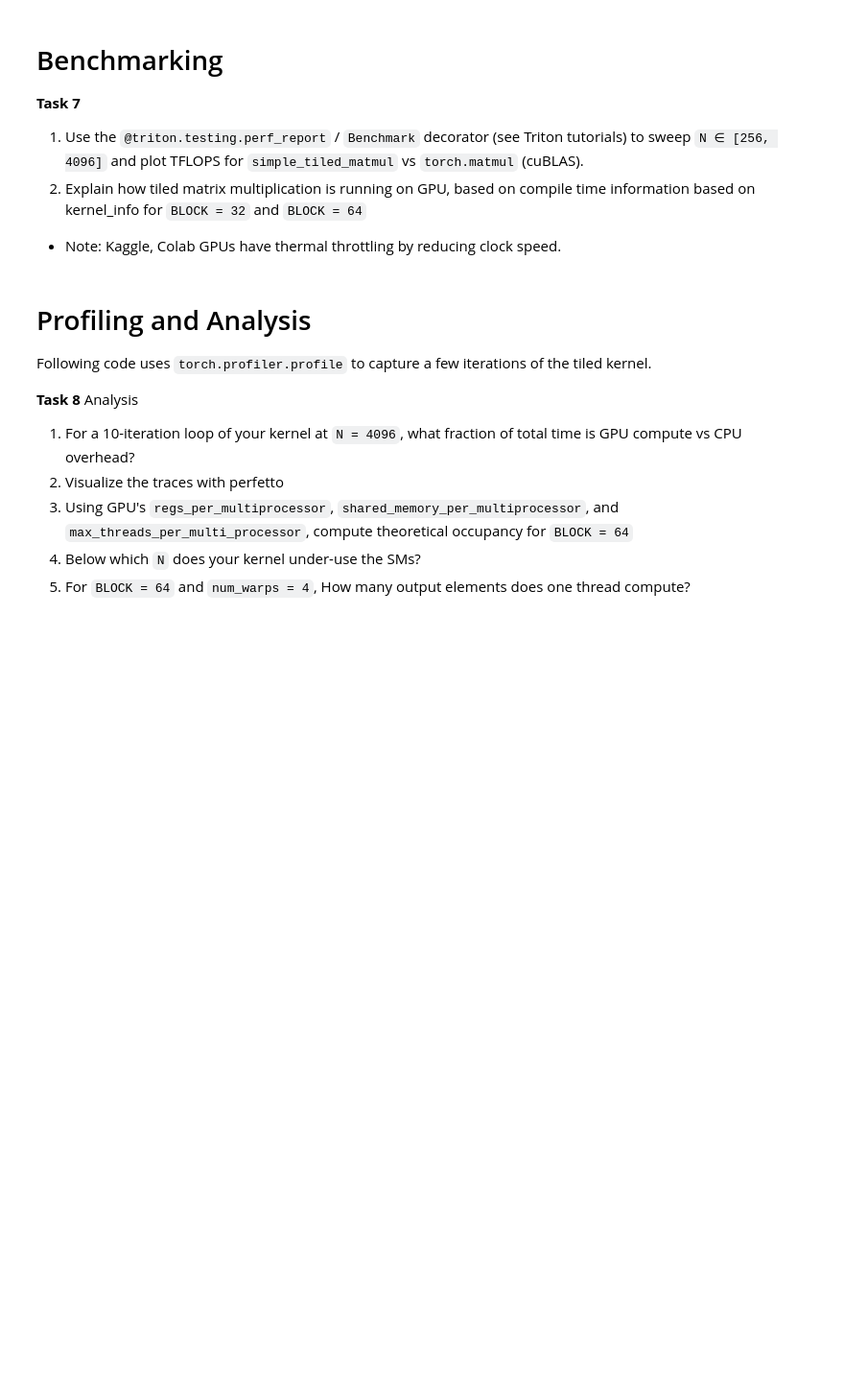
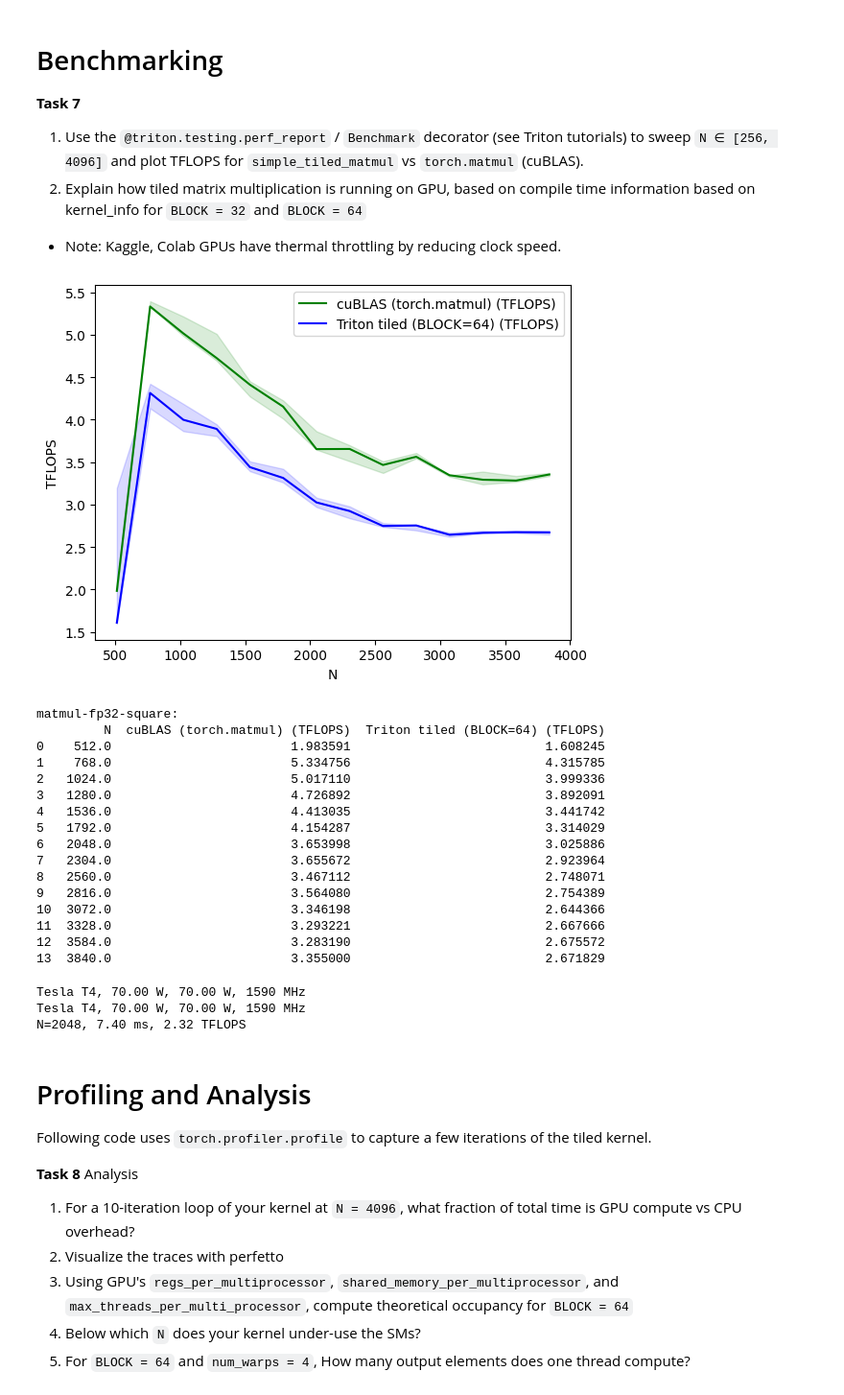
Before and after one commit to kross11480/l2-gpu-triton, a Jupyter notebook: l2-triton_matmul.ipynb, the cells around one changed output. Shown at 96% size. Saved outputs shown, nothing was run; the diff lists cells and outputs as text; code cells hidden in the pictures; blank space fills up the shorter version.

Commit message:
Kaggle Notebook | Triton_Matmul | Version 1 running on Kaggle

```diff
--- a/l2-triton_matmul.ipynb
+++ b/l2-triton_matmul.ipynb
@@ -374,35 +402,53 @@ configs = [
     triton.testing.Benchmark(
         x_names      = ["N"],
         x_vals       = [256 * i for i in range(2, 16)],   # 256, 384, ..., 4096
         line_arg     = "provider",
         line_vals    = ["torch", "tiled"],
         line_names   = ["cuBLAS (torch.matmul)", "Triton tiled (BLOCK=64)"],
         styles       = [("green", "-"), ("blue", "-")],
         ylabel       = "TFLOPS",
         plot_name    = "matmul-fp32-square",
         args         = {},
     ),
 ]
 
 
 @triton.testing.perf_report(configs)
 def benchmark(N, provider):
     a = torch.rand((N, N), device=DEVICE, dtype=torch.float32) - 0.5
     b = torch.rand((N, N), device=DEVICE, dtype=torch.float32) - 0.5
 
     quantiles = [0.5, 0.2, 0.8]
 
     if provider == "torch":
-        fn = lambda: torch.matmul(a, a)
+        fn = lambda: torch.matmul(a, b)
     elif provider == "tiled":
-        fn = lambda: simple_tiled_matmul(a, BLOCK=64)
+        fn = lambda: simple_tiled_matmul(a,b, BLOCK=64)
 
     ms, min_ms, max_ms = triton.testing.do_bench(fn, quantiles=quantiles)
     perf = lambda ms: 2 * N * N * N * 1e-12 / (ms * 1e-3)   # TFLOPS
     return perf(ms), perf(max_ms), perf(min_ms)
 
 
 benchmark.run(show_plots=True, print_data=True)
+# %% [output]
+[figure, added]
+matmul-fp32-square:
+         N  cuBLAS (torch.matmul) (TFLOPS)  Triton tiled (BLOCK=64) (TFLOPS)
+0    512.0                        1.983591                          1.608245
+1    768.0                        5.334756                          4.315785
+2   1024.0                        5.017110                          3.999336
+3   1280.0                        4.726892                          3.892091
+4   1536.0                        4.413035                          3.441742
+5   1792.0                        4.154287                          3.314029
+6   2048.0                        3.653998                          3.025886
+7   2304.0                        3.655672                          2.923964
+8   2560.0                        3.467112                          2.748071
+9   2816.0                        3.564080                          2.754389
+10  3072.0                        3.346198                          2.644366
+11  3328.0                        3.293221                          2.667666
+12  3584.0                        3.283190                          2.675572
+13  3840.0                        3.355000                          2.671829
 # %%
 torch.cuda.empty_cache()
 N = 2048
@@ -410,11 +456,15 @@ A = torch.rand((N, N), device=DEVICE, dtype=torch.float32) - 0.5
 B = torch.rand((N, N), device=DEVICE, dtype=torch.float32) - 0.5
 
 # Single shot, fresh thermal state
-ms = triton.testing.do_bench(lambda: simple_tiled_matmul(A, BLOCK=64),
+ms = triton.testing.do_bench(lambda: simple_tiled_matmul(A, B, BLOCK=64),
                               warmup=10, rep=200, quantiles=None)
 !nvidia-smi --query-gpu=name,power.limit,power.max_limit,clocks.max.gr \
             --format=csv,noheader
 print(f"{N=}, {ms:.2f} ms, {2*N**3/(ms*1e-3)/1e12:.2f} TFLOPS")
+# %% [output]
+Tesla T4, 70.00 W, 70.00 W, 1590 MHz
+Tesla T4, 70.00 W, 70.00 W, 1590 MHz
+N=2048, 7.40 ms, 2.32 TFLOPS
 # %% [markdown]
 # Profiling and Analysis
 Following code uses `torch.profiler.profile` to capture a few iterations of the tiled kernel.
```
Also changed, not shown: parts of 9 cells of this notebook.
